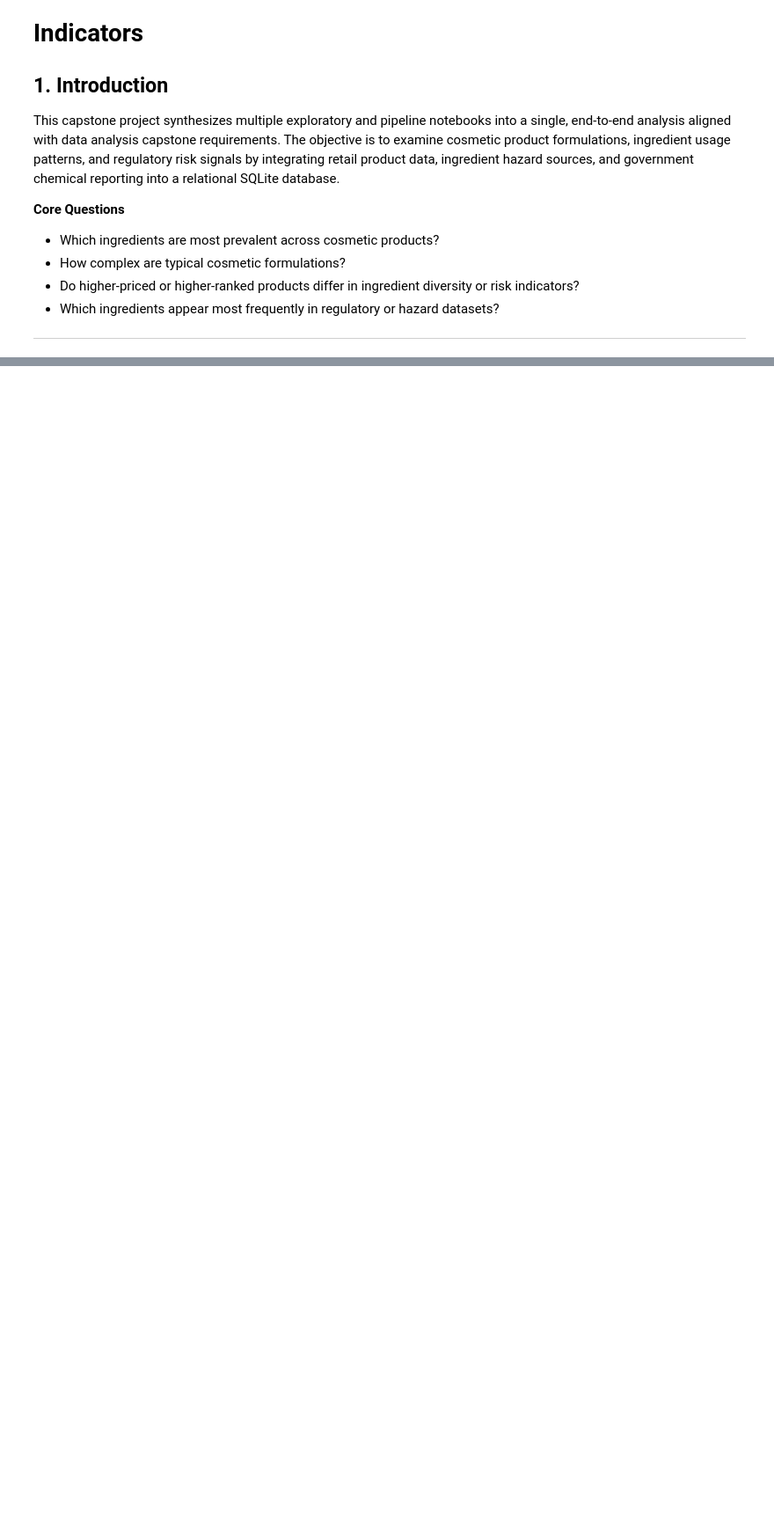
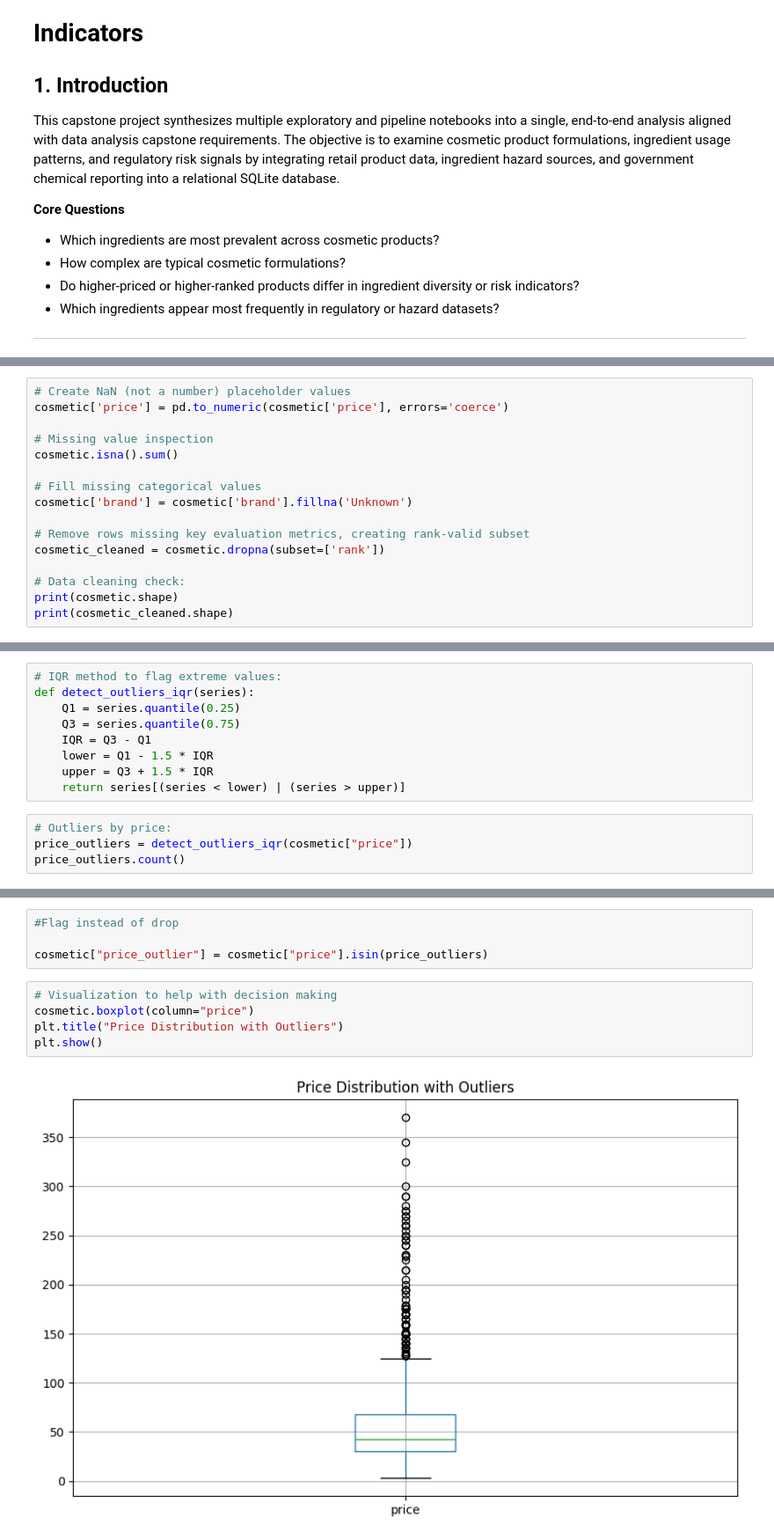
Before and after one commit to angelakberry/beauty_wizard, a Jupyter notebook: beautyywizard.ipynb, the cells around one changed output, grey strips where cells are left out. Shown at 88% size. Drawn from its saved outputs; the diff is of its cells as text; blank space fills up the shorter version.

```diff
--- a/beautyywizard.ipynb
+++ b/beautyywizard.ipynb
@@ -179,0 +227,16 @@ This project demonstrates an end-to-end data analysis workflow including ETL, da
+# %%
+# Create NaN (not a number) placeholder values
+cosmetic['price'] = pd.to_numeric(cosmetic['price'], errors='coerce')
+
+# Missing value inspection
+cosmetic.isna().sum()
+
+# Fill missing categorical values
+cosmetic['brand'] = cosmetic['brand'].fillna('Unknown')
+
+# Remove rows missing key evaluation metrics, creating rank-valid subset
+cosmetic_cleaned = cosmetic.dropna(subset=['rank'])
+
+# Data cleaning check:
+print(cosmetic.shape)
+print(cosmetic_cleaned.shape)
@@ -179,0 +287,13 @@ This project demonstrates an end-to-end data analysis workflow including ETL, da
+# %%
+# IQR method to flag extreme values:
+def detect_outliers_iqr(series):
+    Q1 = series.quantile(0.25)
+    Q3 = series.quantile(0.75)
+    IQR = Q3 - Q1
+    lower = Q1 - 1.5 * IQR
+    upper = Q3 + 1.5 * IQR
+    return series[(series < lower) | (series > upper)]
+# %%
+# Outliers by price:
+price_outliers = detect_outliers_iqr(cosmetic["price"])
+price_outliers.count()
@@ -179,0 +302,11 @@ This project demonstrates an end-to-end data analysis workflow including ETL, da
+# %%
+#Flag instead of drop
+
+cosmetic["price_outlier"] = cosmetic["price"].isin(price_outliers)
+# %%
+# Visualization to help with decision making
+cosmetic.boxplot(column="price")
+plt.title("Price Distribution with Outliers")
+plt.show()
+# %% [output]
+[figure, added]
```
Also changed, not shown: parts of 91 cells of this notebook, 1 other file.
